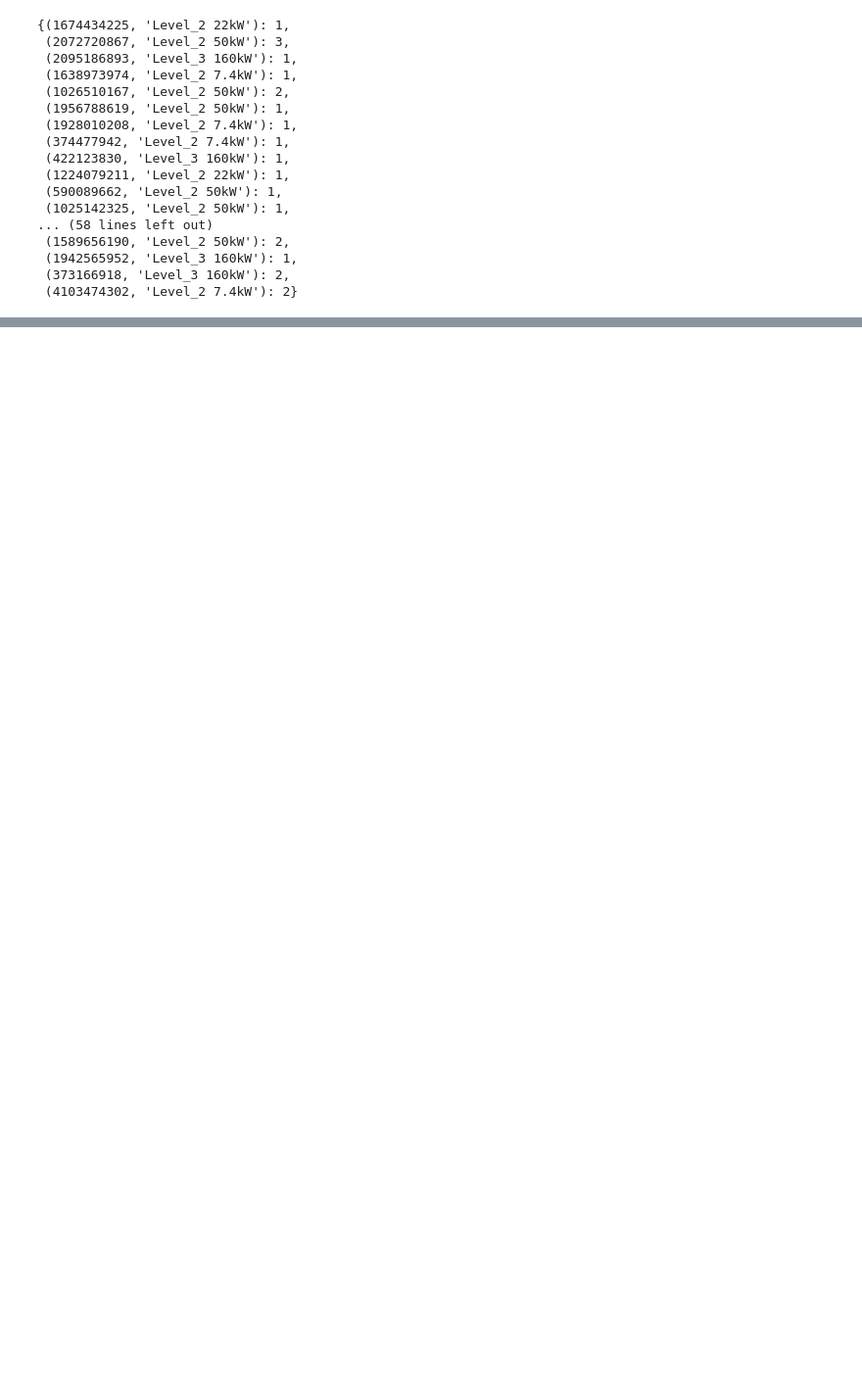
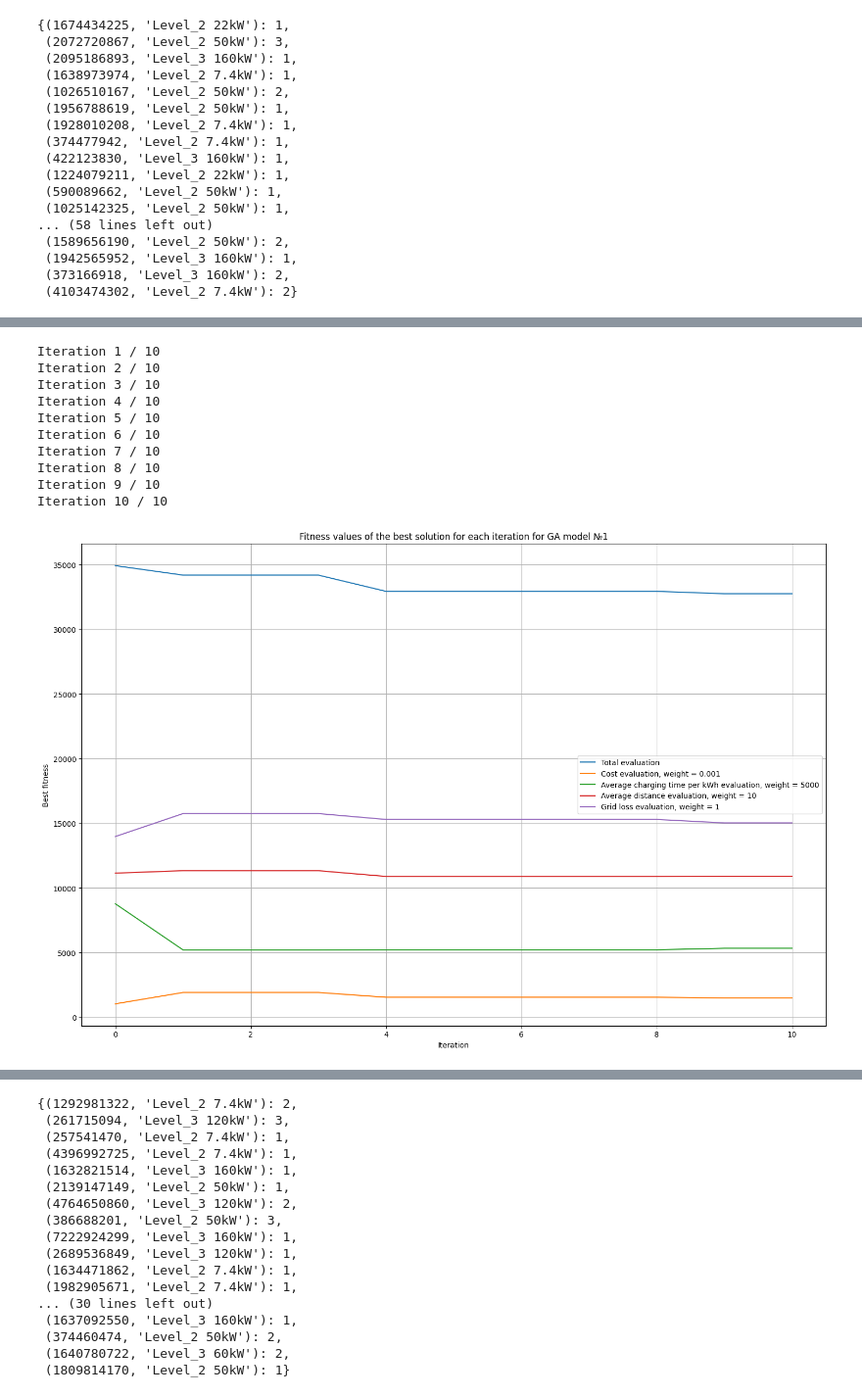
Before and after one commit to tania5496/Optimization-of-Charging-Station-Locations, a Jupyter notebook: GA.ipynb, the cells around one changed output, grey strips where cells are left out. Shown at 98% size. Cells and saved outputs as stored; diff of their text form; code cells hidden in the pictures; blank space fills up the shorter version.

```diff
--- a/GA.ipynb
+++ b/GA.ipynb
@@ -653,7 +679,7 @@ def total_grid_loss(solution):
 # %% [markdown]
 $evaluation = \alpha*cs\_cost + \beta*avg\_time\_per\_kWh + \gamma*avg\_distance + \delta*grid\_loss$
 # %%
-def evaluate_fitness(solution, parameters, CS_data, EV_data, dist_matrix, region_to_population, node_to_region, region_to_nodes, nodes_dict, installed_stations):
+def evaluate_fitness(solution, parameters, CS_data, EV_data, dist_matrix, region_to_population, node_to_region, region_to_nodes, nodes_dict, distance_to_substations, installed_stations):
     alpha = parameters["alpha"]
     beta = parameters["beta"]
     gamma = parameters["gamma"]
@@ -665,7 +691,7 @@ def evaluate_fitness(solution, parameters, CS_data, EV_data, dist_matrix, region
     cs_cost = cs_cost_penalty(solution, CS_data)
     avg_charging_time_kWh = avg_time_per_kWh(charging_session_data)
     avg_distance= average_distance_to_cs(charging_session_data)
-    grid_loss = total_grid_loss(solution)
+    grid_loss = total_grid_loss(solution, distance_to_substations)
     # print("cs_cost: ", alpha*cs_cost)
     # print("avg_charging_time_kWh: ", beta*avg_charging_time_kWh)
     # print("avg_distance: ", gamma*avg_distance)
@@ -744,7 +770,7 @@ def mutate(solution, nodes, cs_types, mutation_rate=0.1):
 # %% [markdown]
 ## GA
 # %%
-def genetic_algorithm(G, dist_matrix, EV_data, CS_data, model_parameters, region_to_population, node_to_region, region_to_nodes, installed_cs = False):
+def genetic_algorithm(G, dist_matrix, EV_data, CS_data, model_parameters, region_to_population, node_to_region, region_to_nodes, distance_to_substations, installed_cs = False):
     nodes = list(G.nodes)
     nodes_dict = {nodes[i]: i for i in range(len(nodes))}
 
@@ -752,7 +778,7 @@ def genetic_algorithm(G, dist_matrix, EV_data, CS_data, model_parameters, region
 
     # fitness evaluation for plot
     fitness = [evaluate_fitness(solution, model_parameters, CS_data, EV_data, dist_matrix,\
-                                    region_to_population, node_to_region, region_to_nodes, nodes_dict, installed_cs) for solution in population]
+                                    region_to_population, node_to_region, region_to_nodes, nodes_dict, distance_to_substations, installed_cs) for solution in population]
     total_fitness = [solution_fitness[0] for solution_fitness in fitness]
     best_solution = population[np.argmin(total_fitness)]
     best_fitness_list = [fitness[np.argmin(total_fitness)]]
@@ -770,7 +796,7 @@ def genetic_algorithm(G, dist_matrix, EV_data, CS_data, model_parameters, region
         population = population + offsprings
 
         offspring_fitness = [evaluate_fitness(offspring, model_parameters, CS_data, EV_data, dist_matrix,\
-                                    region_to_population, node_to_region, region_to_nodes, nodes_dict, installed_cs) for offspring in offsprings]
+                                    region_to_population, node_to_region, region_to_nodes, nodes_dict, distance_to_substations, installed_cs) for offspring in offsprings]
         fitness = fitness + offspring_fitness
 
         # selecting solutions that remain in the population
@@ -887,7 +913,9 @@ def GA_optimization_model(city_data, EV_data, CS_data, model_parameters, n = 1):
     G = G.to_undirected()
     # Calculating distance matrix
     dist_matrix = distance_matrix(G, city_data)
-
+    # Calculating distance from nodes to substations
+    substations = find_substations(city_data["place"])
+    distance_to_substations = calculate_distance_to_substation(G, substations)
     # Division into sectors + demand estimation
     map_with_grid, city_boundary = division_into_secors(city_data)
     regions, region_to_nodes, node_to_region = nodes_to_region(G, map_with_grid)
@@ -897,7 +925,7 @@ def GA_optimization_model(city_data, EV_data, CS_data, model_parameters, n = 1):
     best_fitness_lists = []
     for i in range (n):
         best_solution, best_fitness_list = genetic_algorithm(G, dist_matrix, EV_data, CS_data, model_parameters,\
-                                        region_to_population, node_to_region, region_to_nodes, installed_cs = installed_cs)
+                                        region_to_population, node_to_region, region_to_nodes, distance_to_substations, installed_cs = installed_cs)
         best_fitness_lists.append(best_fitness_list)
 
     # Visualization
@@ -1037,0 +1084,24 @@ Iteration 30 / 30
+# %%
+model_parameters = {
+    "alpha": 0.001,
+    "beta": 5000,
+    "gamma": 10,
+    "delta": 1,
+    "iterations": 10,
+    "population_size": 10,
+    "mutation_rate": 0.1
+}
+# %%
+GA_optimization_model(city_data, EV_data, CS_data, model_parameters, n = 1)
+# %% [output]
+Iteration 1 / 10
+Iteration 2 / 10
+Iteration 3 / 10
+Iteration 4 / 10
+Iteration 5 / 10
+Iteration 6 / 10
+Iteration 7 / 10
+Iteration 8 / 10
+Iteration 9 / 10
+Iteration 10 / 10
+[figure, added]
@@ -1037,0 +1110,17 @@ Iteration 30 / 30
+{(1292981322, 'Level_2 7.4kW'): 2,
+ (261715094, 'Level_3 120kW'): 3,
+ (257541470, 'Level_2 7.4kW'): 1,
+ (4396992725, 'Level_2 7.4kW'): 1,
+ (1632821514, 'Level_3 160kW'): 1,
+ (2139147149, 'Level_2 50kW'): 1,
+ (4764650860, 'Level_3 120kW'): 2,
+ (386688201, 'Level_2 50kW'): 3,
+ (7222924299, 'Level_3 160kW'): 1,
+ (2689536849, 'Level_3 120kW'): 1,
+ (1634471862, 'Level_2 7.4kW'): 1,
+ (1982905671, 'Level_2 7.4kW'): 1,
+... (30 lines left out)
+ (1637092550, 'Level_3 160kW'): 1,
+ (374460474, 'Level_2 50kW'): 2,
+ (1640780722, 'Level_3 60kW'): 2,
+ (1809814170, 'Level_2 50kW'): 1}
```
Also changed, not shown: parts of 11 cells of this notebook.
